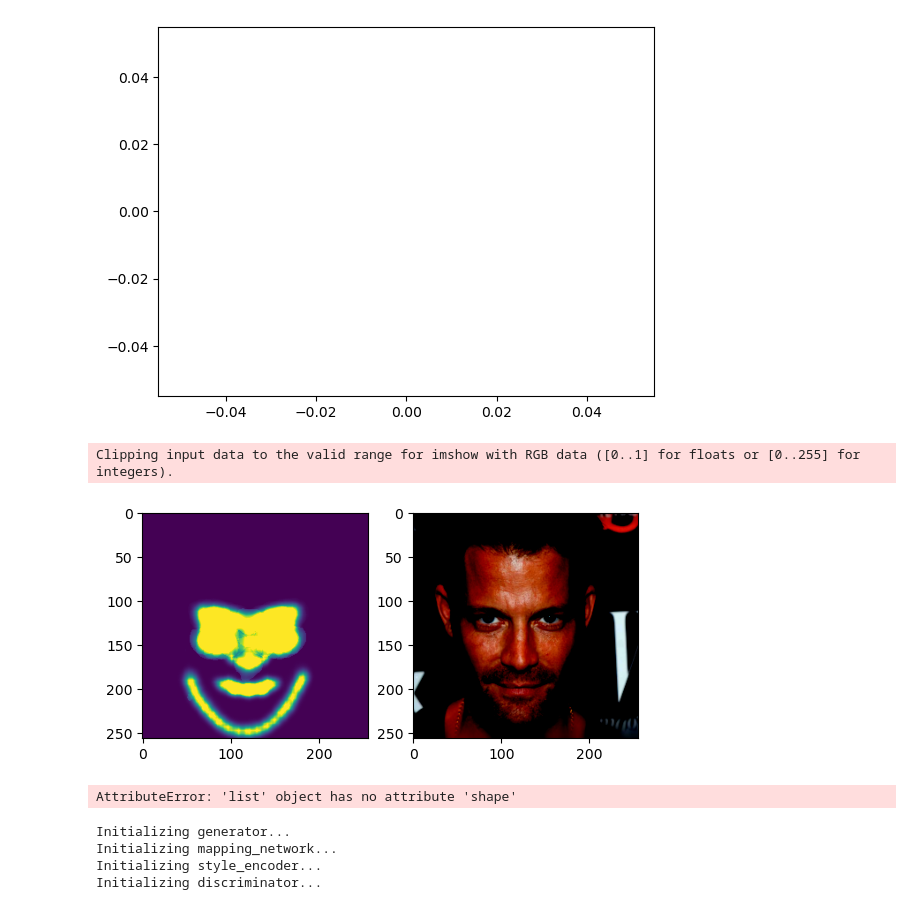
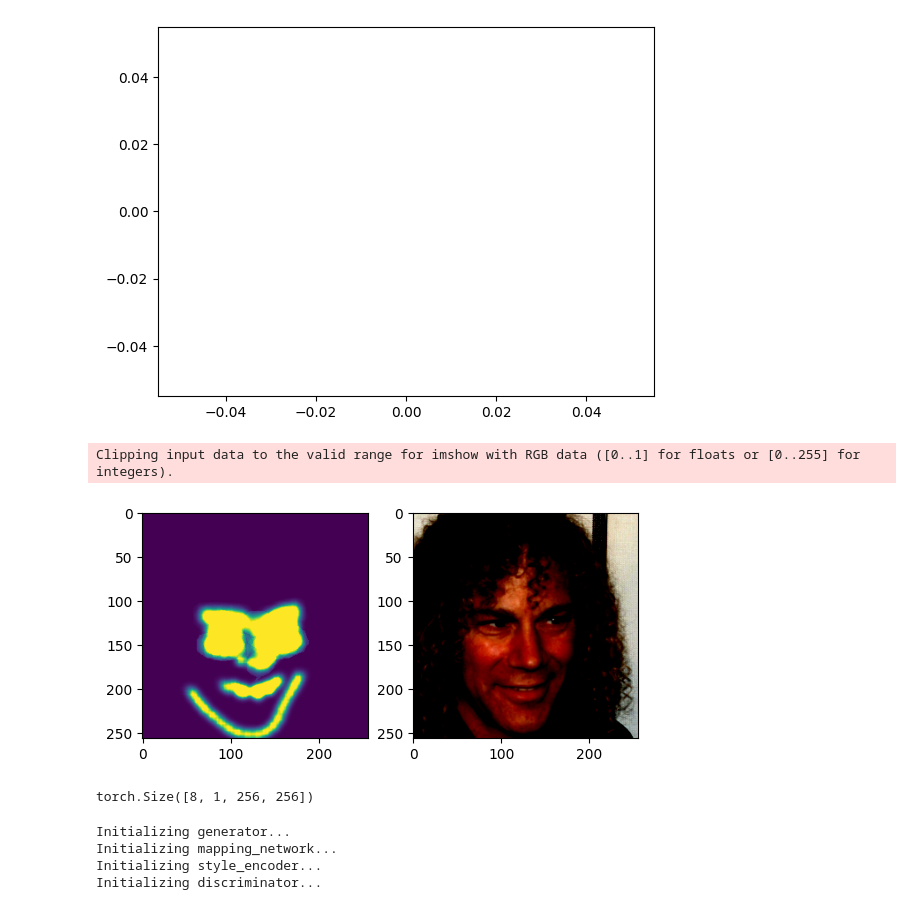
Before and after one commit to BalthazarBujard/StarGAN-v2, a Jupyter notebook: train_test.ipynb, the cells around one changed output. Saved outputs shown, nothing was run; the diff lists cells and outputs as text; code cells hidden in the pictures.

```diff
--- a/train_test.ipynb
+++ b/train_test.ipynb
@@ -40,26 +40,26 @@ params = Munch({
 fan = FAN(pretrained_file=params.fan_pretrained_fname).eval().to(torch.device('cuda' if torch.cuda.is_available() else 'cpu'))
 # %%
 #check pretrained FAN
-root = "../dataset/data/celeba_hq/train"
-
+# root = "../dataset/data/celeba_hq/train"
+root = "../shared/stargan_folder/data/celeba_hq/train"
 train_loader = get_loader(root, params.batch_size, params.img_size, num_files=100)
 train_fetcher=Fetcher(train_loader)
 inputs = next(train_fetcher)
 x_org,y_org = inputs.x, inputs.y
 
 
 masks = fan.get_heatmap(x_org)
 
 plt.subplot(121)
 plt.imshow(torch.permute(masks[0][0],[1,2,0]).cpu().detach().numpy())
 plt.subplot(122)
 plt.imshow(torch.permute(x_org[0],[1,2,0]).cpu().detach().numpy())
 plt.show()
 # %% [output]
 Clipping input data to the valid range for imshow with RGB data ([0..1] for floats or [0..255] for integers).
-[figure, old version]
+[figure, new version]
 # %%
 masks[0].shape
 # %% [output]
-AttributeError: 'list' object has no attribute 'shape'
+torch.Size([8, 1, 256, 256])
 # %%
```
Also changed, not shown: parts of 5 cells of this notebook.
